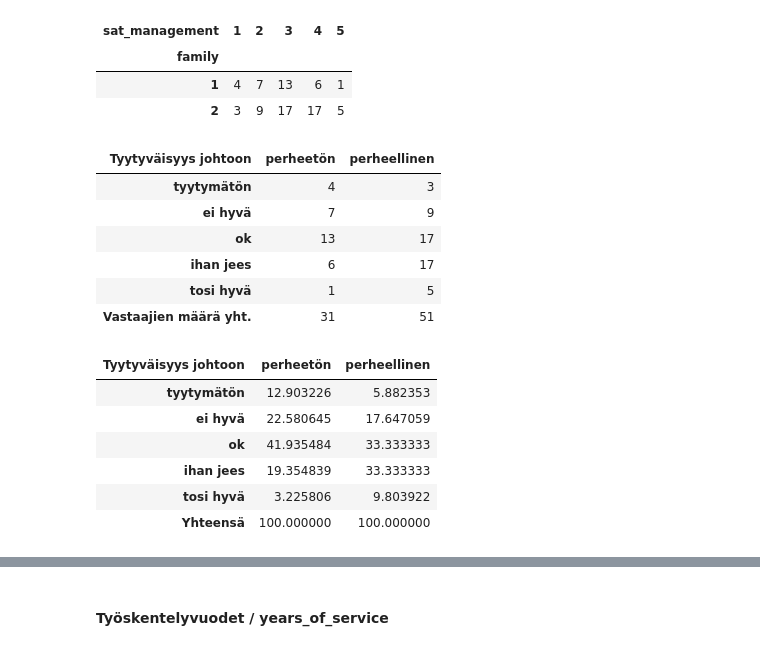
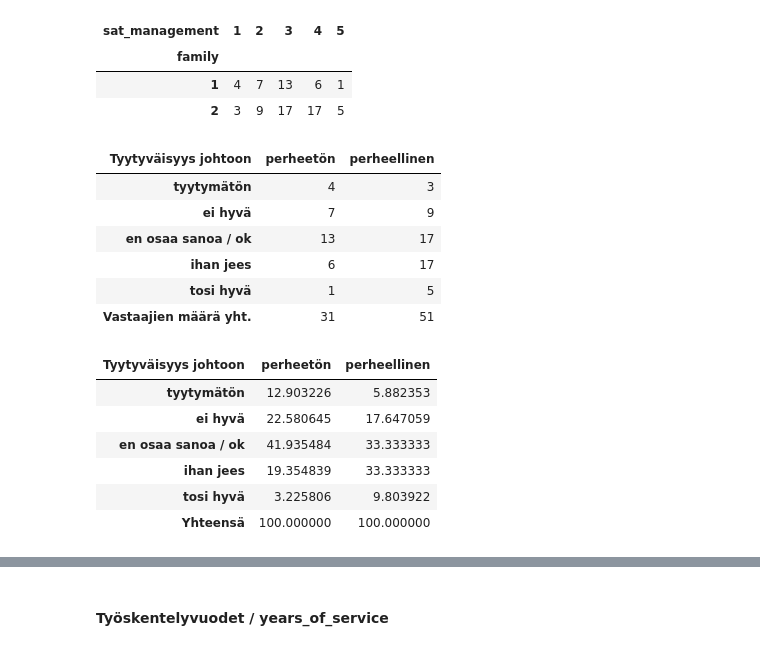
Before and after one commit to Hildura/Tiedonk-sittely-Pytjonilla-Ryhm-5, a Jupyter notebook: Projekti/Analyzing_WorkPlaceSatisfactionSurveyData.ipynb, the cells around one changed output, grey strips where cells are left out. Saved outputs shown, nothing was run; the diff lists cells and outputs as text; code cells hidden in the pictures.

Commit message:
perhemuuttujan vertaaminen sat muuttujiin
perhe + työtehtävillä on melkein merkitsevä riippuvuus

```diff
--- a/Projekti/Analyzing_WorkPlaceSatisfactionSurveyData.ipynb
+++ b/Projekti/Analyzing_WorkPlaceSatisfactionSurveyData.ipynb
@@ -243,21 +244,21 @@ df_perhe_johto
 # %%
 # TYYTYVÄISYYS JOHTOON / sat_management
 # ovatko perheelliset tyytyväisempiä johtoon / johtamiseen kuin ei-perheelliset?
 
 
 # subset
 
 df_perhe_johto = pd.crosstab(df['sat_management'], df['family'])
-df_perhe_johto.index= ['tyytymätön', 'ei hyvä', 'ok', 'ihan jees', 'tosi hyvä' ]
+df_perhe_johto.index= ['tyytymätön', 'ei hyvä', 'en osaa sanoa / ok', 'ihan jees', 'tosi hyvä' ]
 df_perhe_johto.columns = ['perheetön', 'perheellinen']
 df_perhe_johto.columns.name='Tyytyväisyys johtoon'
 df_perhe_johto.loc['Vastaajien määrä yht.'] = df_perhe_johto.sum()
 df_perhe_johto
 # %% [output]
 | Tyytyväisyys johtoon | perheetön | perheellinen |
 | tyytymätön | 4 | 3 |
 | ei hyvä | 7 | 9 |
-| ok | 13 | 17 |
+| en osaa sanoa / ok | 13 | 17 |
 | ihan jees | 6 | 17 |
 | tosi hyvä | 1 | 5 |
 | Vastaajien määrä yht. | 31 | 51 |
@@ -265,7 +266,7 @@ df_perhe_johto
 # taulukko prosentteina
 
 df_perhe_johto = pd.crosstab(df['sat_management'], df['family'], normalize = 'columns') * 100
-df_perhe_johto.index= ['tyytymätön', 'ei hyvä', 'ok', 'ihan jees', 'tosi hyvä' ]
+df_perhe_johto.index= ['tyytymätön', 'ei hyvä', 'en osaa sanoa / ok', 'ihan jees', 'tosi hyvä' ]
 df_perhe_johto.columns = ['perheetön', 'perheellinen']
 df_perhe_johto.columns.name='Tyytyväisyys johtoon'
 df_perhe_johto.loc['Yhteensä'] = df_perhe_johto.sum()
@@ -274,7 +275,7 @@ df_perhe_johto
 | Tyytyväisyys johtoon | perheetön | perheellinen |
 | tyytymätön | 12.903226 | 5.882353 |
 | ei hyvä | 22.580645 | 17.647059 |
-| ok | 41.935484 | 33.333333 |
+| en osaa sanoa / ok | 41.935484 | 33.333333 |
 | ihan jees | 19.354839 | 33.333333 |
 | tosi hyvä | 3.225806 | 9.803922 |
 | Yhteensä | 100.000000 | 100.000000 |
```
Also changed, not shown: parts of 21 cells of this notebook.
